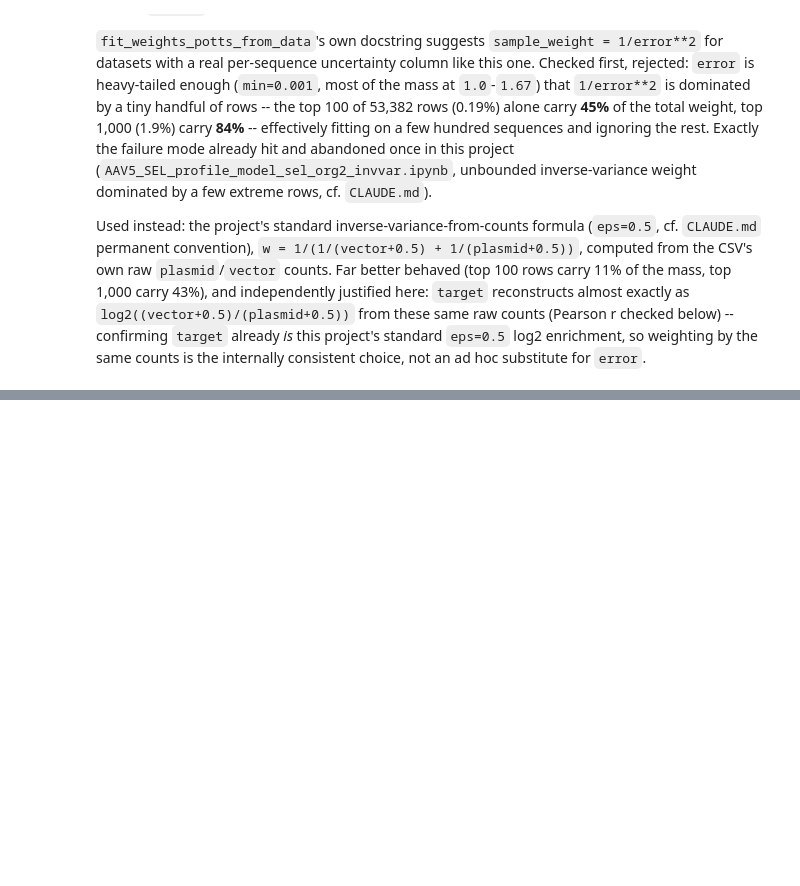
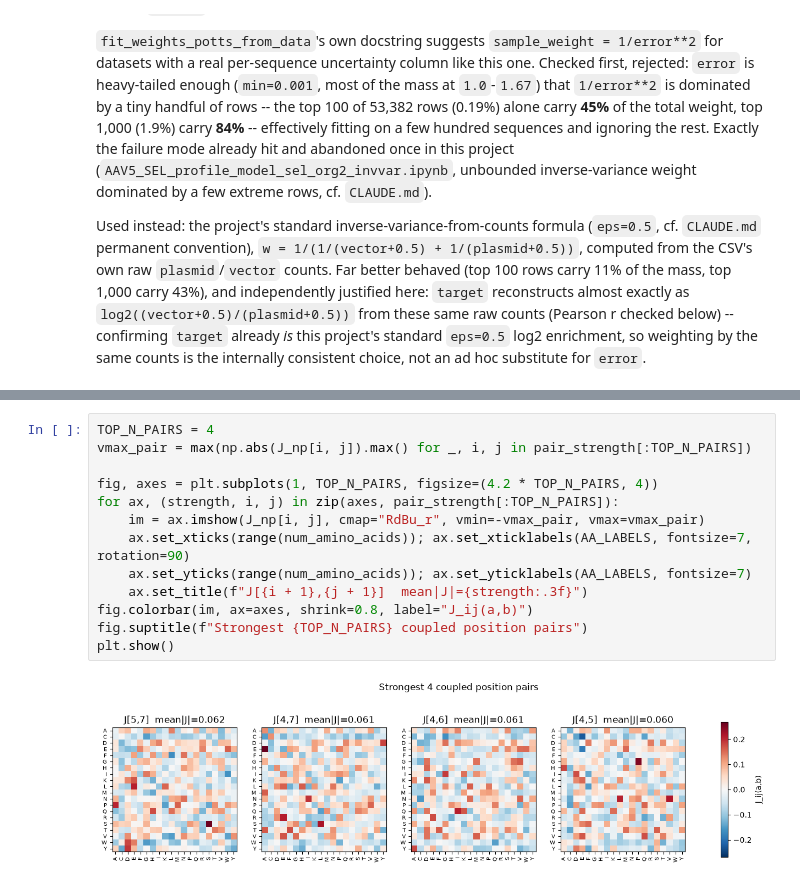
Before and after one commit to merlin-cc/Directed-Evolution-loop, a Jupyter notebook: Modelization_V2/notebooks/notebooks/AAVs dataset/AAV2/obsolete_dense_matrix_potts_regression/AAV2_potts_regression.ipynb, the cells around one changed output, grey strips where cells are left out. Drawn from its saved outputs; the diff is of its cells as text; blank space fills up the shorter version.

```diff
--- a/Modelization_V2/notebooks/notebooks/AAVs dataset/AAV2/obsolete_dense_matrix_potts_regression/AAV2_potts_regression.ipynb
+++ b/Modelization_V2/notebooks/notebooks/AAVs dataset/AAV2/obsolete_dense_matrix_potts_regression/AAV2_potts_regression.ipynb
@@ -207,0 +306,15 @@ def score_FJ(seq, F, J, baseline):
+# %%
+TOP_N_PAIRS = 4
+vmax_pair = max(np.abs(J_np[i, j]).max() for _, i, j in pair_strength[:TOP_N_PAIRS])
+
+fig, axes = plt.subplots(1, TOP_N_PAIRS, figsize=(4.2 * TOP_N_PAIRS, 4))
+for ax, (strength, i, j) in zip(axes, pair_strength[:TOP_N_PAIRS]):
+    im = ax.imshow(J_np[i, j], cmap="RdBu_r", vmin=-vmax_pair, vmax=vmax_pair)
+    ax.set_xticks(range(num_amino_acids)); ax.set_xticklabels(AA_LABELS, fontsize=7, rotation=90)
+    ax.set_yticks(range(num_amino_acids)); ax.set_yticklabels(AA_LABELS, fontsize=7)
+    ax.set_title(f"J[{i + 1},{j + 1}]  mean|J|={strength:.3f}")
+fig.colorbar(im, ax=axes, shrink=0.8, label="J_ij(a,b)")
+fig.suptitle(f"Strongest {TOP_N_PAIRS} coupled position pairs")
+plt.show()
+# %% [output]
+[figure, added]
```
Also changed, not shown: parts of 67 cells of this notebook, 24 other files.
